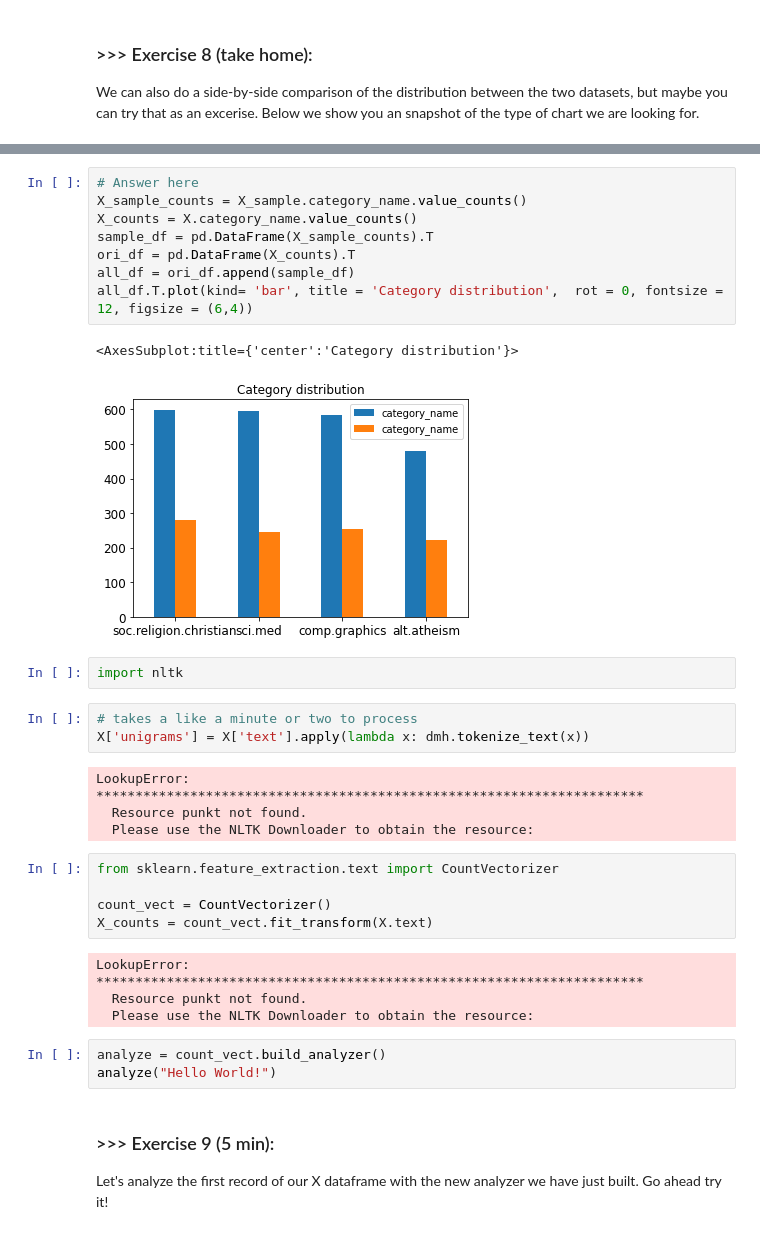
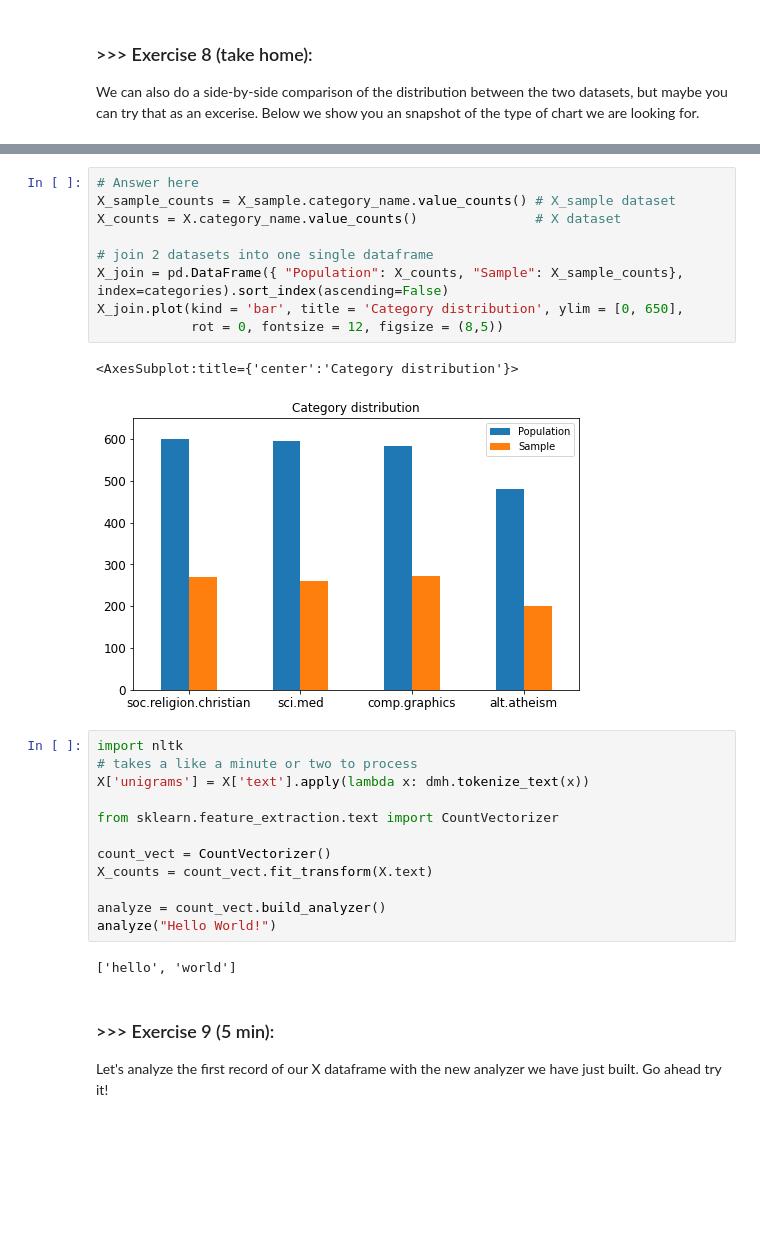
Before and after one commit to chinyakao/DM2021-Lab1-Homework, a Jupyter notebook: DM2021-Lab1-Homework.ipynb, the cells around one changed output, grey strips where cells are left out. Cells and saved outputs as stored; diff of their text form; blank space fills up the shorter version.

```diff
--- a/DM2021-Lab1-Homework.ipynb
+++ b/DM2021-Lab1-Homework.ipynb
@@ -246,38 +271,30 @@ We can also do a side-by-side comparison of the distribution between the two dat
 ![alt txt](https://i.imgur.com/9eO431H.png)
 # %%
 # Answer here
-X_sample_counts = X_sample.category_name.value_counts()
-X_counts = X.category_name.value_counts()
-sample_df = pd.DataFrame(X_sample_counts).T
-ori_df = pd.DataFrame(X_counts).T
-all_df = ori_df.append(sample_df)
-all_df.T.plot(kind= 'bar', title = 'Category distribution',  rot = 0, fontsize = 12, figsize = (6,4))
+X_sample_counts = X_sample.category_name.value_counts() # X_sample dataset
+X_counts = X.category_name.value_counts()               # X dataset
+
+# join 2 datasets into one single dataframe
+X_join = pd.DataFrame({ "Population": X_counts, "Sample": X_sample_counts}, index=categories).sort_index(ascending=False)
+X_join.plot(kind = 'bar', title = 'Category distribution', ylim = [0, 650],
+            rot = 0, fontsize = 12, figsize = (8,5))
 # %% [output]
 <AxesSubplot:title={'center':'Category distribution'}>
-[figure, old version]
+[figure, new version]
-# %%
-import nltk
 # %%
+import nltk
 # takes a like a minute or two to process
 X['unigrams'] = X['text'].apply(lambda x: dmh.tokenize_text(x))
+
+from sklearn.feature_extraction.text import CountVectorizer
+
+count_vect = CountVectorizer()
+X_counts = count_vect.fit_transform(X.text)
+
+analyze = count_vect.build_analyzer()
+analyze("Hello World!")
 # %% [output]
-LookupError:
-**********************************************************************
-  Resource punkt not found.
-  Please use the NLTK Downloader to obtain the resource:
+['hello', 'world']
-# %%
-from sklearn.feature_extraction.text import CountVectorizer
-
-count_vect = CountVectorizer()
-X_counts = count_vect.fit_transform(X.text)
-# %% [output]
-LookupError:
-**********************************************************************
-  Resource punkt not found.
-  Please use the NLTK Downloader to obtain the resource:
-# %%
-analyze = count_vect.build_analyzer()
-analyze("Hello World!")
 # %% [markdown]
 ### >>> Exercise 9 (5 min):
 Let's analyze the first record of our X dataframe with the new analyzer we have just built. Go ahead try it!
```
Also changed, not shown: parts of 63 cells of this notebook.
